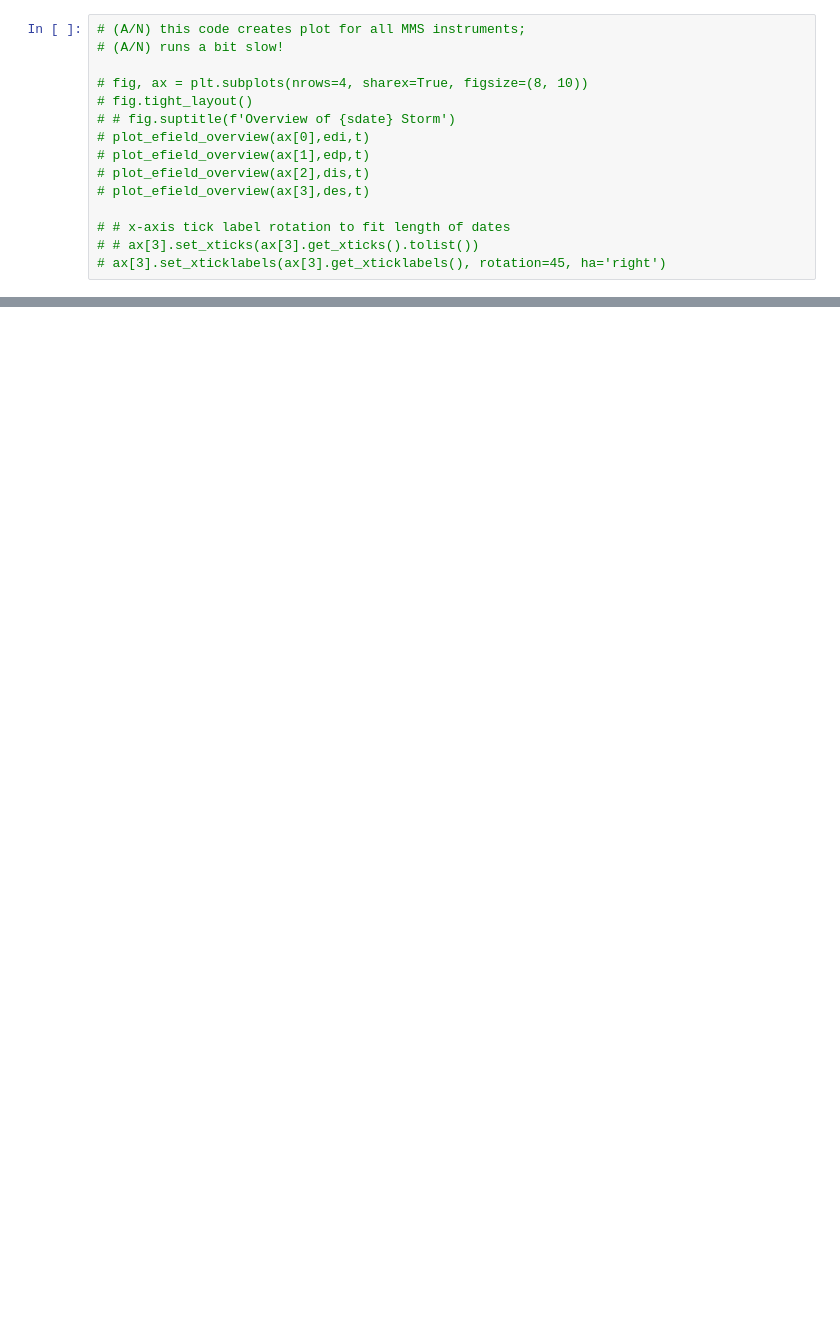
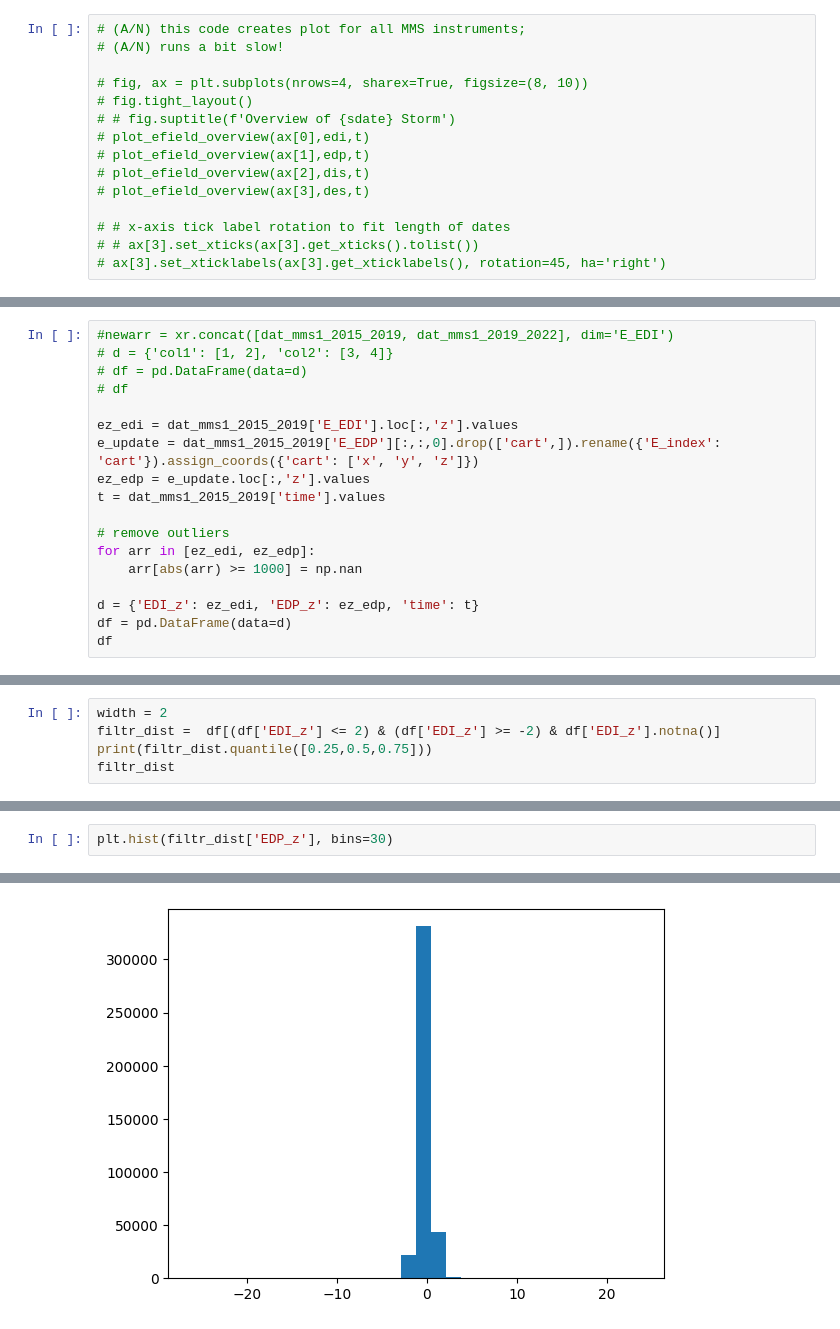
Before and after one commit to argallmr/imef, a Jupyter notebook: mms-srvy-analysis/efield-overview.ipynb, the cells around one changed output, grey strips where cells are left out. Cells and saved outputs as stored; diff of their text form; blank space fills up the shorter version.

```diff
--- a/mms-srvy-analysis/efield-overview.ipynb
+++ b/mms-srvy-analysis/efield-overview.ipynb
@@ -237,0 +351,18 @@ KeyboardInterrupt:
+# %%
+#newarr = xr.concat([dat_mms1_2015_2019, dat_mms1_2019_2022], dim='E_EDI')
+# d = {'col1': [1, 2], 'col2': [3, 4]}
+# df = pd.DataFrame(data=d)
+# df
+
+ez_edi = dat_mms1_2015_2019['E_EDI'].loc[:,'z'].values
+e_update = dat_mms1_2015_2019['E_EDP'][:,:,0].drop(['cart',]).rename({'E_index': 'cart'}).assign_coords({'cart': ['x', 'y', 'z']})
+ez_edp = e_update.loc[:,'z'].values
+t = dat_mms1_2015_2019['time'].values
+
+# remove outliers
+for arr in [ez_edi, ez_edp]:
+    arr[abs(arr) >= 1000] = np.nan
+
+d = {'EDI_z': ez_edi, 'EDP_z': ez_edp, 'time': t}
+df = pd.DataFrame(data=d)
+df
@@ -237,0 +383,5 @@ KeyboardInterrupt:
+# %%
+width = 2
+filtr_dist =  df[(df['EDI_z'] <= 2) & (df['EDI_z'] >= -2) & df['EDI_z'].notna()]
+print(filtr_dist.quantile([0.25,0.5,0.75]))
+filtr_dist
@@ -237,0 +406,3 @@ KeyboardInterrupt:
+# %%
+plt.hist(filtr_dist['EDP_z'], bins=30)
+# %% [output]
@@ -237,0 +424 @@ KeyboardInterrupt:
+[figure, added]
```
Also changed, not shown: parts of 20 cells of this notebook, 3 other files.
